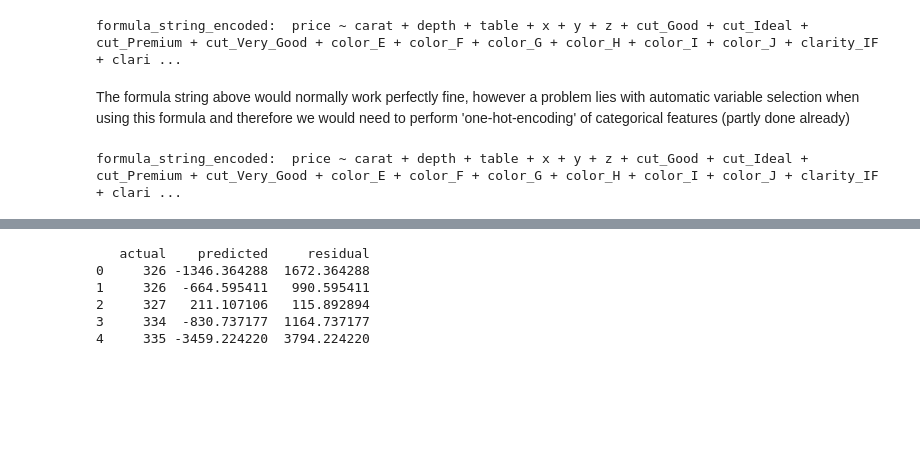
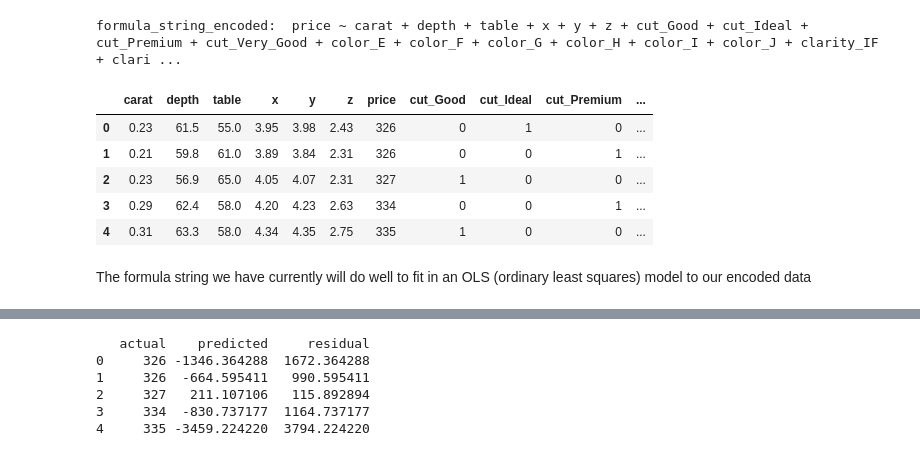
Before and after one commit to ritizzzz/math-phase2, a Jupyter notebook: phase2.ipynb, the cells around one changed output, grey strips where cells are left out. Saved outputs shown, nothing was run; the diff lists cells and outputs as text; code cells hidden in the pictures; blank space fills up the shorter version.

```diff
--- a/phase2.ipynb
+++ b/phase2.ipynb
@@ -143,8 +143,7 @@ Table 2: Summary of categorical features
 # %% [markdown]
 This is done to normalise column names incase some fields have special characters or characters that may need to be omitted
 # %%
-df.columns = [colname.replace(' ', '_') for colname in list(df.columns)]\
-encoded.columns = [colname.replace(' ', '_') for colname in list(encoded.columns)]
+df.columns = [colname.replace(' ', '_') for colname in list(df.columns)]
 df.head()
 # %% [output]
 |  | carat | cut | color | clarity | depth | table | x | y | z | price |
@@ -180,12 +179,19 @@ formula_string_encoded = 'price ~ ' + formula_string_indep_vars_encoded
 print('formula_string_encoded: ', formula_string_encoded)
 # %% [output]
 formula_string_encoded:  price ~ carat + depth + table + x + y + z + cut_Good + cut_Ideal + cut_Premium + cut_Very_Good + color_E + color_F + color_G + color_H + color_I + color_J + clarity_IF + clari ...
-# %% [markdown]
-The formula string above would normally work perfectly fine, however a problem lies with automatic variable selection when using this formula and therefore we would need to perform 'one-hot-encoding' of categorical features (partly done already)
 # %%
 encoded = pd.get_dummies(df, drop_first=True)
+encoded.columns = [colname.replace(' ', '_') for colname in list(encoded.columns)]
+encoded.head()
 # %% [output]
-formula_string_encoded:  price ~ carat + depth + table + x + y + z + cut_Good + cut_Ideal + cut_Premium + cut_Very_Good + color_E + color_F + color_G + color_H + color_I + color_J + clarity_IF + clari ...
+|  | carat | depth | table | x | y | z | price | cut_Good | cut_Ideal | cut_Premium | ... |
+| 0 | 0.23 | 61.5 | 55.0 | 3.95 | 3.98 | 2.43 | 326 | 0 | 1 | 0 | ... |
+| 1 | 0.21 | 59.8 | 61.0 | 3.89 | 3.84 | 2.31 | 326 | 0 | 0 | 1 | ... |
+| 2 | 0.23 | 56.9 | 65.0 | 4.05 | 4.07 | 2.31 | 327 | 1 | 0 | 0 | ... |
+| 3 | 0.29 | 62.4 | 58.0 | 4.20 | 4.23 | 2.63 | 334 | 0 | 0 | 1 | ... |
+| 4 | 0.31 | 63.3 | 58.0 | 4.34 | 4.35 | 2.75 | 335 | 1 | 0 | 0 | ... |
+# %% [markdown]
+The formula string we have currently will do well to fit in an OLS (ordinary least squares) model to our encoded data
 # %%
 model_full = sm.formula.ols(formula=formula_string_encoded, data=encoded)
 model_full_fitted = model_full.fit()
```
Also changed, not shown: parts of 2 cells of this notebook.
